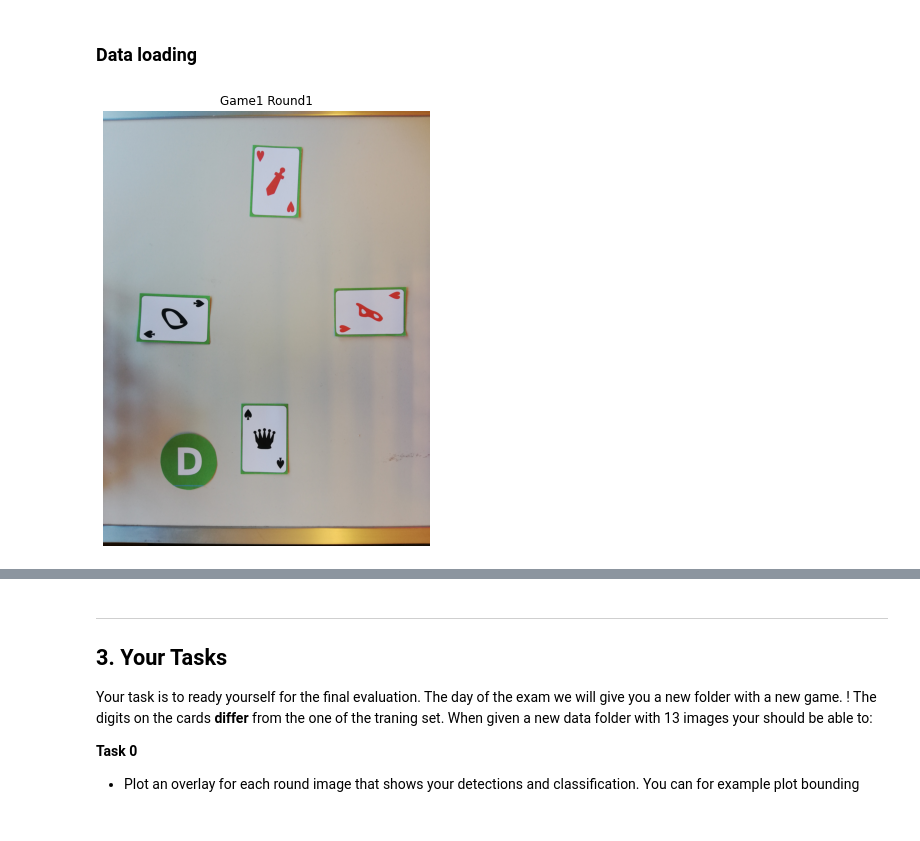
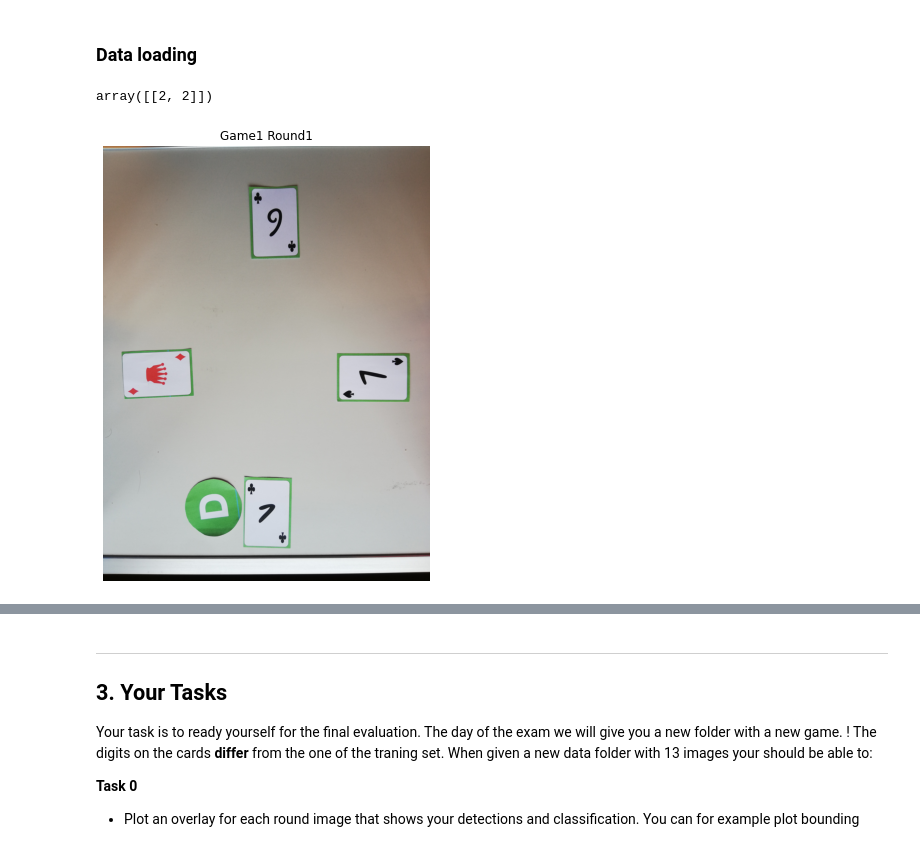
Before and after one commit to Ghalicb/IAPR-squad-lab, a Jupyter notebook: project/project.ipynb, the cells around one changed output, grey strips where cells are left out. Saved outputs shown, nothing was run; the diff lists cells and outputs as text; code cells hidden in the pictures.

```diff
--- a/project/project.ipynb
+++ b/project/project.ipynb
@@ -111,6 +111,10 @@ img_as_int
 Convert to 16-bit int.
 # %% [markdown]
 ### Data loading
+# %%
+np.array([[[1,2],[1,2]]])[:,:,1]
+# %% [output]
+array([[2, 2]])
 # %%
 train_data = 'data/train_games'
 train_game_count = 7
@@ -128,9 +132,9 @@ for i in range(1, train_game_count+1):
         dict_data[f'game{i}'][f'round{j}'] = skimage.io.imread(train_data + f'/game{i}/{j}.jpg')
 # %%
 fig, ax = plt.subplots(1, 1, figsize=(8,8))
-ax.imshow(dict_data['game1']['round1'])
+ax.imshow(dict_data['game7']['round6'])
 ax.set_title('Game1 Round1')
 ax.axis('off')
 plt.show()
 # %% [output]
-[figure, old version]
+[figure, new version]
```
Also changed, not shown: parts of 26 cells of this notebook, 1 other file.
